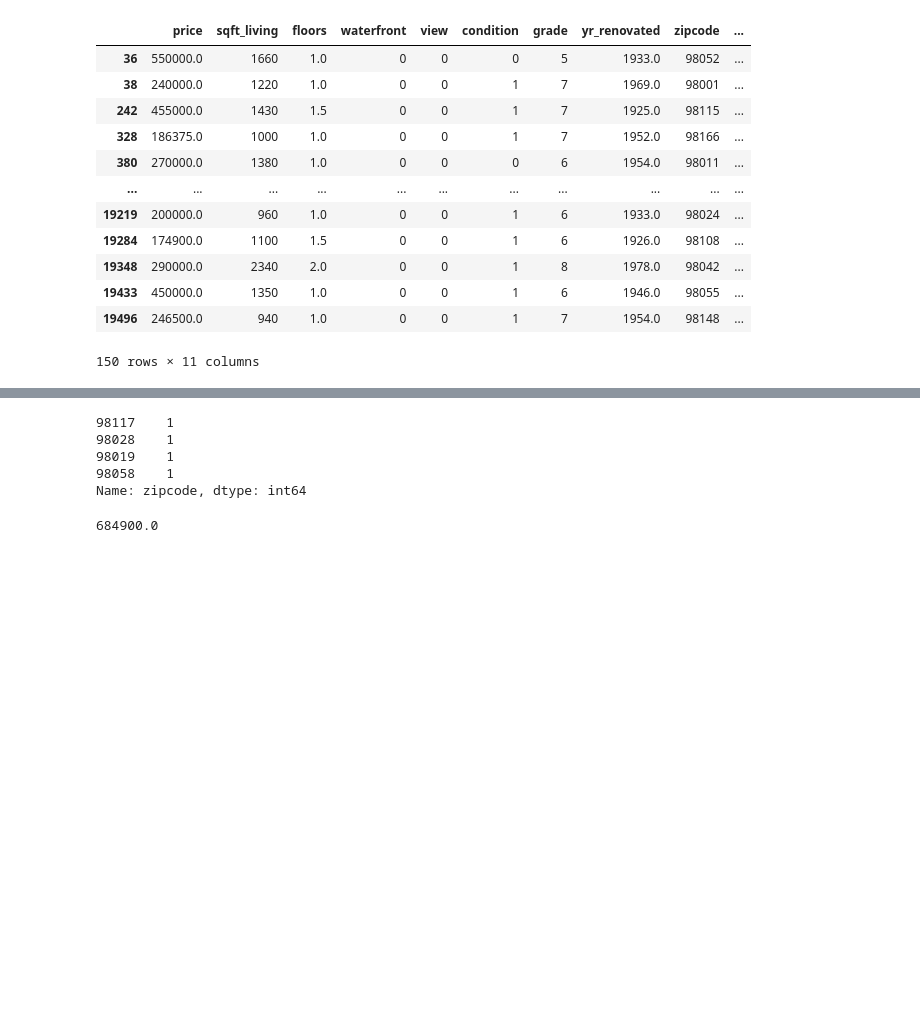
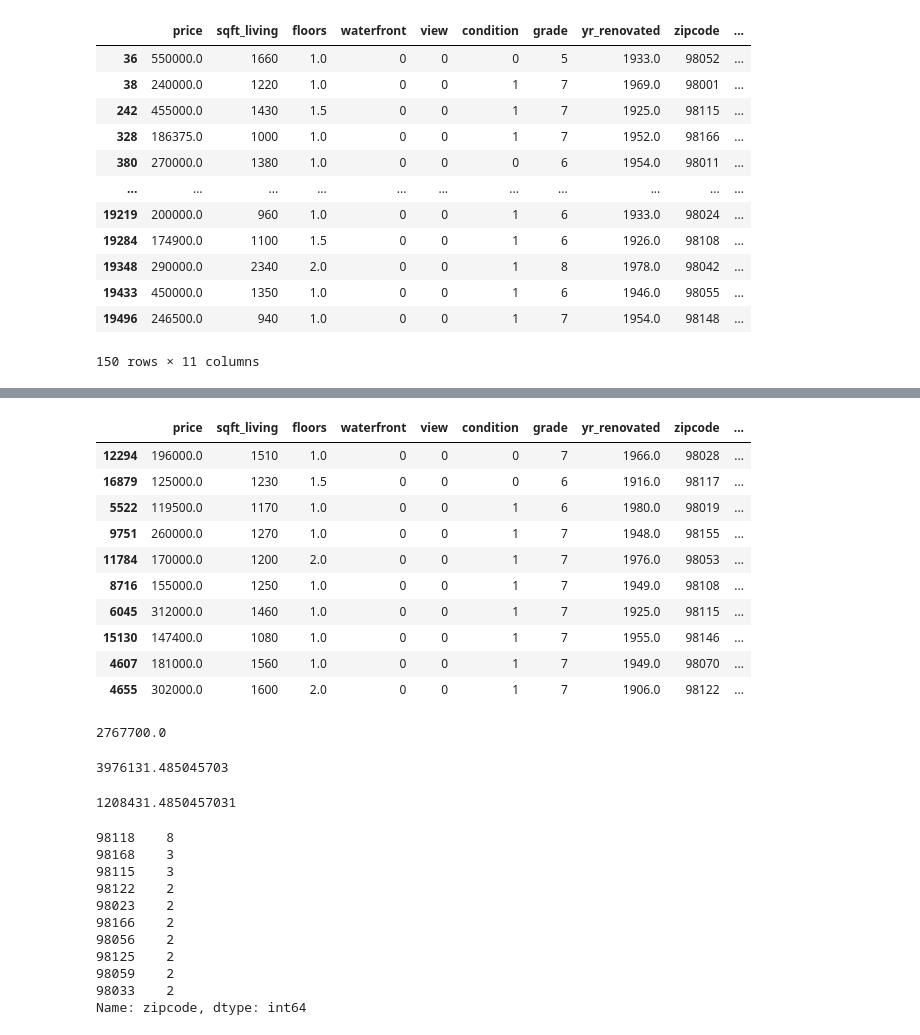
Before and after one commit to baget246/dsc-phase-2-project-v2-3, a Jupyter notebook: final.ipynb, the cells around one changed output, grey strips where cells are left out. Drawn from its saved outputs; the diff is of its cells as text; code cells hidden in the pictures; blank space fills up the shorter version.

```diff
--- a/final.ipynb
+++ b/final.ipynb
@@ -281,6 +281,8 @@ final_df
 # %%
 # Select profitable investment opportunities
-profitable_df = final_df.loc[final_df['estimated_profit'] > 0]
+profitable_df = final_df.loc[final_df['estimated_profit'] > 0].sort_values(by = 'estimated_profit', ascending = False)
 
-profitable_df
+
+print(len(profitable_df))
+print(profitable_df.head())
 # %% [output]
@@ -292,16 +306,52 @@ profitable_df
+# %%
+top_ten = profitable_df[:10]
+
+top_ten
+# %% [output]
+|  | price | sqft_living | floors | waterfront | view | condition | grade | yr_renovated | zipcode | ... |
+| 12294 | 196000.0 | 1510 | 1.0 | 0 | 0 | 0 | 7 | 1966.0 | 98028 | ... |
+| 16879 | 125000.0 | 1230 | 1.5 | 0 | 0 | 0 | 6 | 1916.0 | 98117 | ... |
+| 5522 | 119500.0 | 1170 | 1.0 | 0 | 0 | 1 | 6 | 1980.0 | 98019 | ... |
+| 9751 | 260000.0 | 1270 | 1.0 | 0 | 0 | 1 | 7 | 1948.0 | 98155 | ... |
+| 11784 | 170000.0 | 1200 | 2.0 | 0 | 0 | 1 | 7 | 1976.0 | 98053 | ... |
+| 8716 | 155000.0 | 1250 | 1.0 | 0 | 0 | 1 | 7 | 1949.0 | 98108 | ... |
+| 6045 | 312000.0 | 1460 | 1.0 | 0 | 0 | 1 | 7 | 1925.0 | 98115 | ... |
+| 15130 | 147400.0 | 1080 | 1.0 | 0 | 0 | 1 | 7 | 1955.0 | 98146 | ... |
+| 4607 | 181000.0 | 1560 | 1.0 | 0 | 0 | 1 | 7 | 1949.0 | 98070 | ... |
+| 4655 | 302000.0 | 1600 | 2.0 | 0 | 0 | 1 | 7 | 1906.0 | 98122 | ... |
+# %%
+# Calculate total investment for profitable properties
+total_investment = top_ten['estimated_cost'].sum() + top_ten['price'].sum()
+
+total_investment
+# %% [output]
+2767700.0
+# %%
+# Calculate total revenue from predicted sale of properties
+total_revenue = top_ten['pred_price_dif'].sum() + top_ten['price'].sum()
+
+total_revenue
+# %% [output]
+3976131.485045703
+# %%
+# Calculate total profit
+total_profit = top_ten['estimated_profit'].sum()
+
+total_profit
+# %% [output]
+1208431.4850457031
 # %%
 # Identify zip codes with the most profitable investment opportunities
-profitable_df['zipcode'].value_counts()
+profitable_df['zipcode'].value_counts()[:10]
 # %% [output]
-98117    1
-98028    1
-98019    1
-98058    1
+98118    8
+98168    3
+98115    3
+98122    2
+98023    2
+98166    2
+98056    2
+98125    2
+98059    2
+98033    2
 Name: zipcode, dtype: int64
-# %%
-# Calculate total investment for profitable properties
-total_investment_cost = profitable_df['estimated_cost'].sum() + profitable_df['price'].sum()
-
-total_investment_cost
-# %% [output]
-684900.0
```
Also changed, not shown: parts of 7 cells of this notebook.
